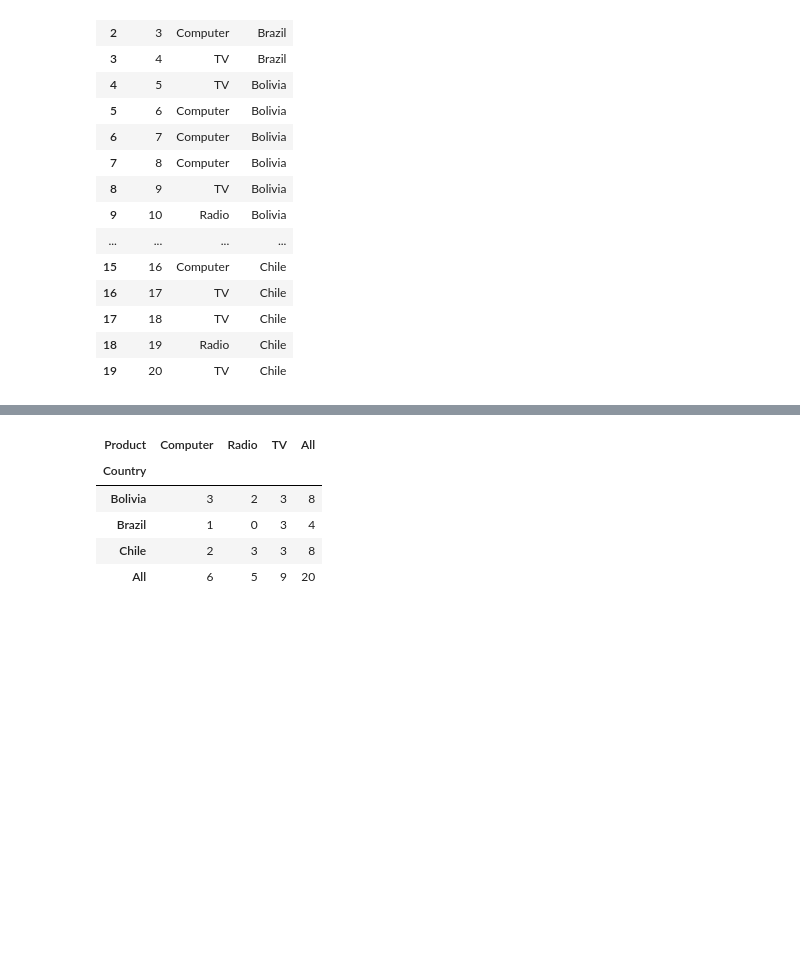
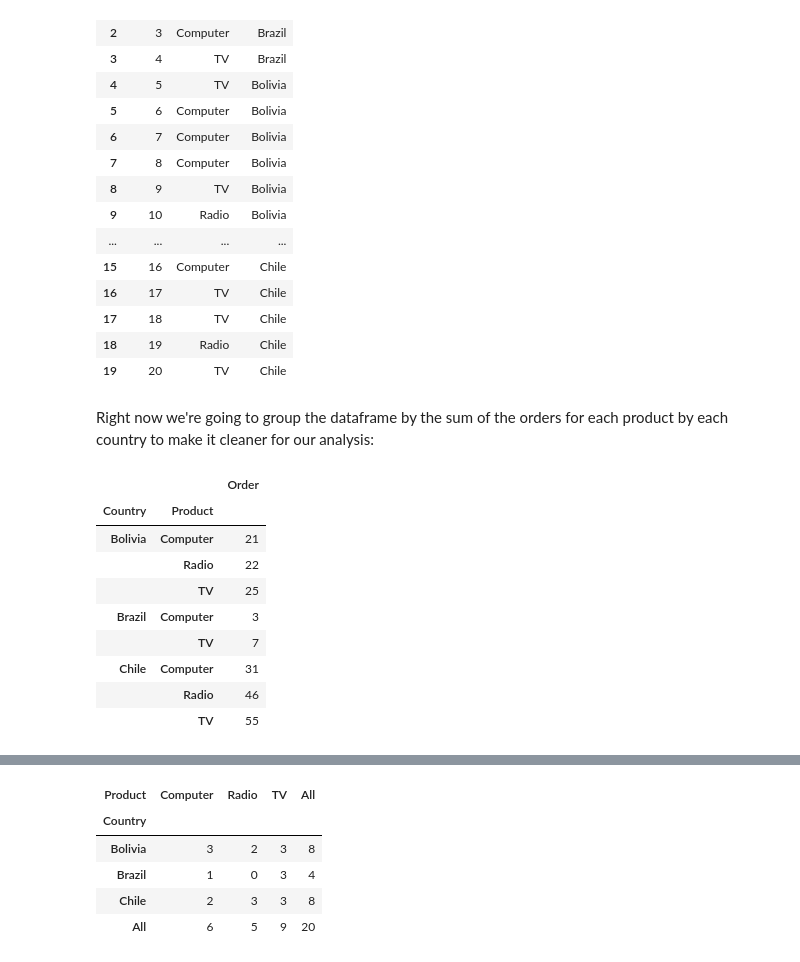
Before and after one commit to Viniciusfcfranca/Atividades-datascience, a Jupyter notebook: Atv. 1 .ipynb, the cells around one changed output, grey strips where cells are left out. Cells and saved outputs as stored; diff of their text form; code cells hidden in the pictures; blank space fills up the shorter version.

```diff
--- a/Atv. 1 .ipynb
+++ b/Atv. 1 .ipynb
@@ -128,4 +130,20 @@ dfct
 | 17 | 18 | TV | Chile |
 | 18 | 19 | Radio | Chile |
 | 19 | 20 | TV | Chile |
+# %% [markdown]
+Right now we're going to group the dataframe by the sum of the orders for each product by each country to make it cleaner for our analysis:
+# %%
+df3 = pd.DataFrame(dfct.groupby(['Country','Product'])['Order'].sum())
+df3
+# %% [output]
+|  |  | Order |
+| Country | Product |  |
+| Bolivia | Computer | 21 |
+|  | Radio | 22 |
+|  | TV | 25 |
+| Brazil | Computer | 3 |
+|  | TV | 7 |
+| Chile | Computer | 31 |
+|  | Radio | 46 |
+|  | TV | 55 |
 # %% [markdown]
```
Also changed, not shown: parts of 8 cells of this notebook.
